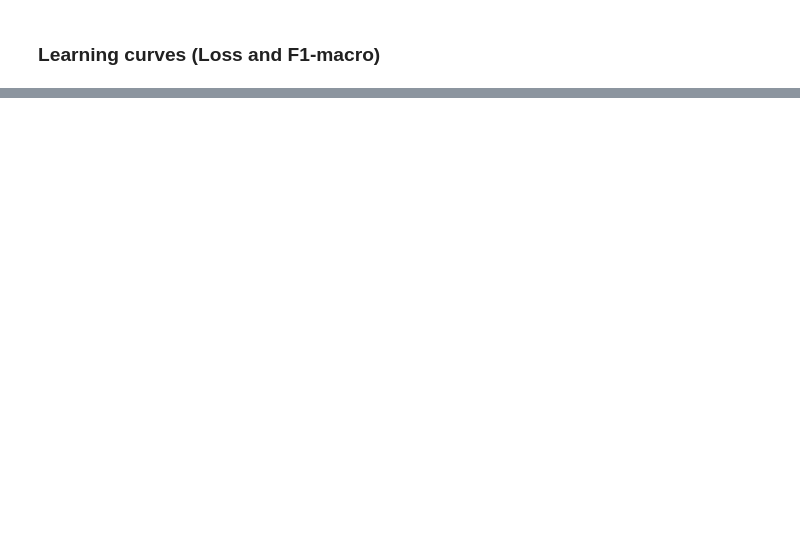
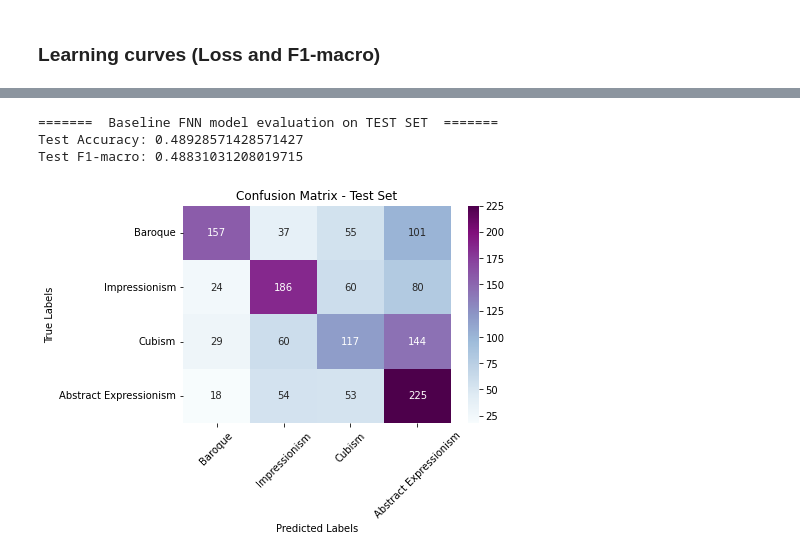
Before and after one commit to Fanisbar/ML_image_classification, a Jupyter notebook: project2.ipynb, the cells around one changed output, grey strips where cells are left out. Drawn from its saved outputs; the diff is of its cells as text; code cells hidden in the pictures; blank space fills up the shorter version.

```diff
--- a/project2.ipynb
+++ b/project2.ipynb
@@ -469,0 +476,24 @@ plt.grid(True)
+# %%
+import seaborn as sns
+
+print("=======  Baseline FNN model evaluation on TEST SET  =======")
+print(f"Test Accuracy: {test_acc}")
+print(f"Test F1-macro: {test_f1}\n\n")
+
+class_names = ['Baroque', 'Impressionism', 'Cubism', 'Abstract Expressionism']
+
+plt.figure(figsize=(6, 4))
+sns.heatmap(test_cm, annot=True, fmt='d', cmap='BuPu',
+            xticklabels=class_names, yticklabels=class_names)
+
+plt.title('Confusion Matrix - Test Set')
+plt.xlabel('Predicted Labels')
+plt.ylabel('True Labels')
+plt.xticks(rotation=45)
+plt.yticks(rotation=0)
+plt.show()
+# %% [output]
+=======  Baseline FNN model evaluation on TEST SET  =======
+Test Accuracy: 0.48928571428571427
+Test F1-macro: 0.48831031208019715
+[figure, added]
```
Also changed, not shown: parts of 9 cells of this notebook, 1 other file.
